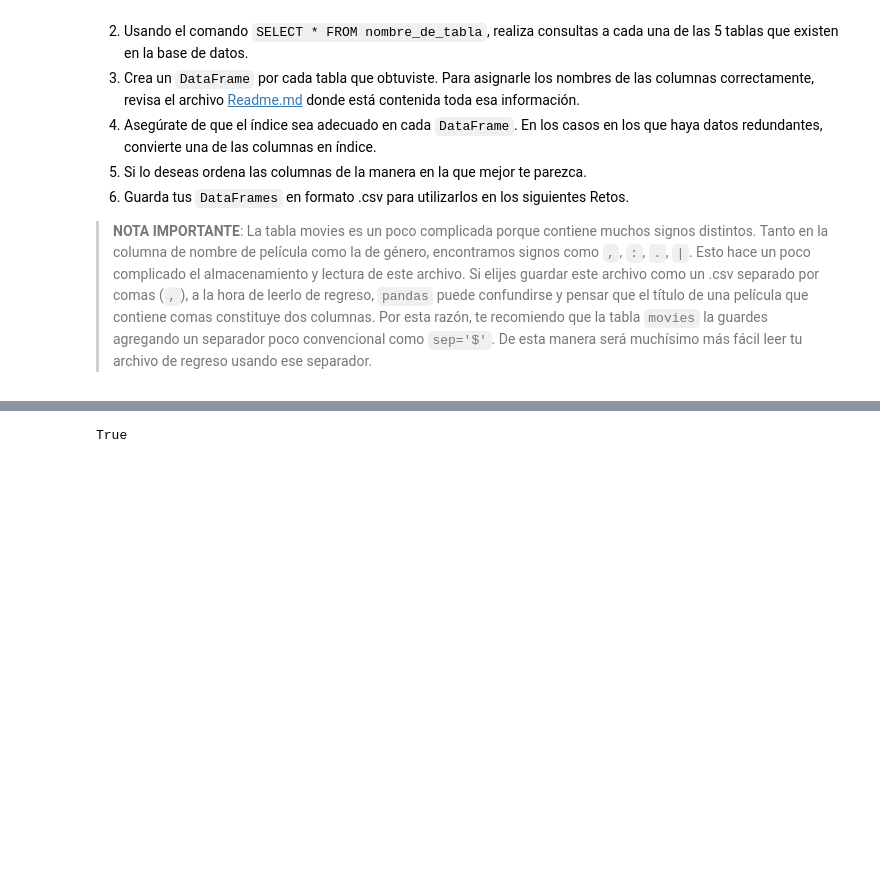
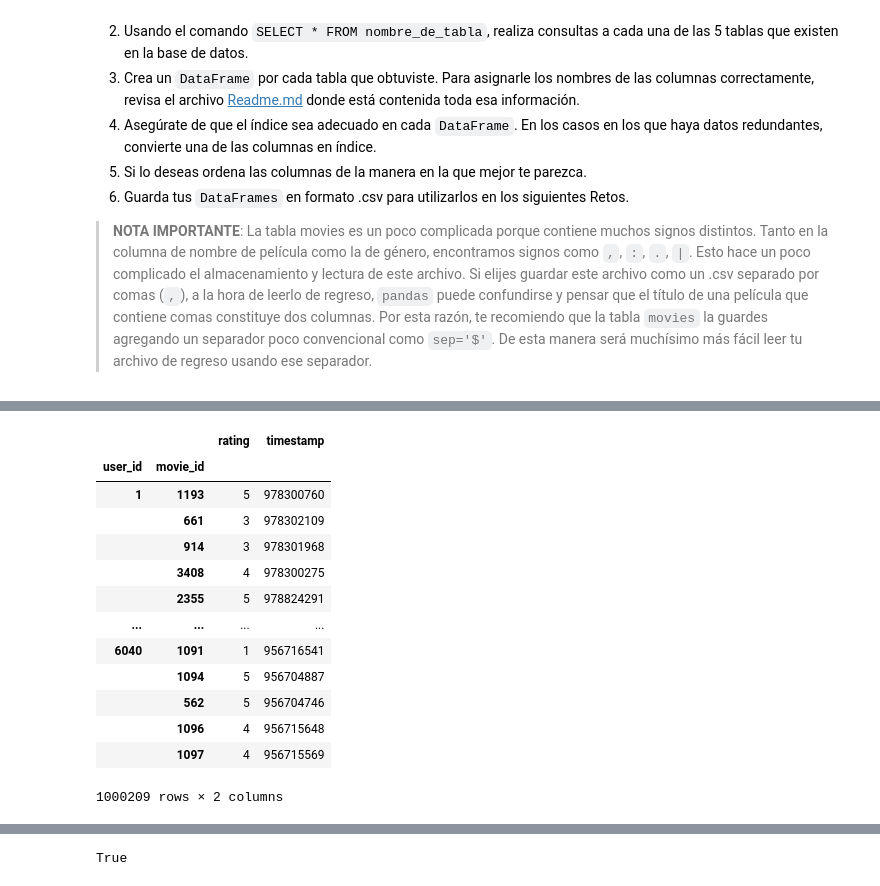
Before and after one commit to mornaeldernar/Bedu, a Jupyter notebook: Sesion-08/Reto-02/tablas_a_dataframes.ipynb, the cells around one changed output, grey strips where cells are left out. Cells and saved outputs as stored; diff of their text form; code cells hidden in the pictures; blank space fills up the shorter version.

```diff
--- a/Sesion-08/Reto-02/tablas_a_dataframes.ipynb
+++ b/Sesion-08/Reto-02/tablas_a_dataframes.ipynb
@@ -64,0 +122,19 @@ users = cursor.fetchall()
+# %%
+ratings_df = pd.DataFrame(ratings,columns=['user_id','movie_id','rating','timestamp'])
+ratings_df = ratings_df.set_index(['user_id','movie_id'], drop=True)
+ratings_df
+# %% [output]
+|  |  | rating | timestamp |
+| user_id | movie_id |  |  |
+| 1 | 1193 | 5 | 978300760 |
+|  | 661 | 3 | 978302109 |
+|  | 914 | 3 | 978301968 |
+|  | 3408 | 4 | 978300275 |
+|  | 2355 | 5 | 978824291 |
+| ... | ... | ... | ... |
+| 6040 | 1091 | 1 | 956716541 |
+|  | 1094 | 5 | 956704887 |
+|  | 562 | 5 | 956704746 |
+|  | 1096 | 4 | 956715648 |
+|  | 1097 | 4 | 956715569 |
+1000209 rows × 2 columns
```
Also changed, not shown: parts of 18 cells of this notebook.
